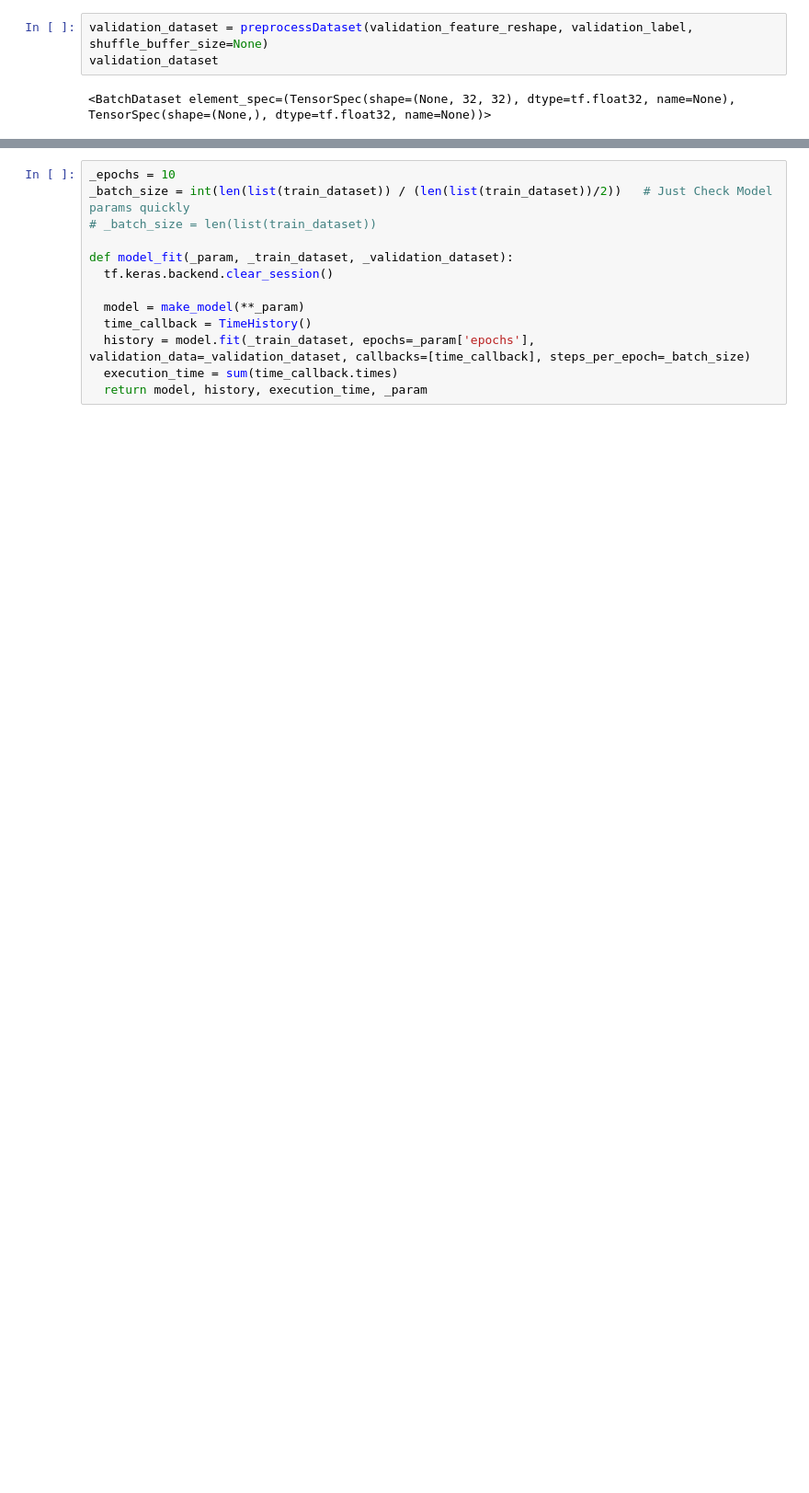
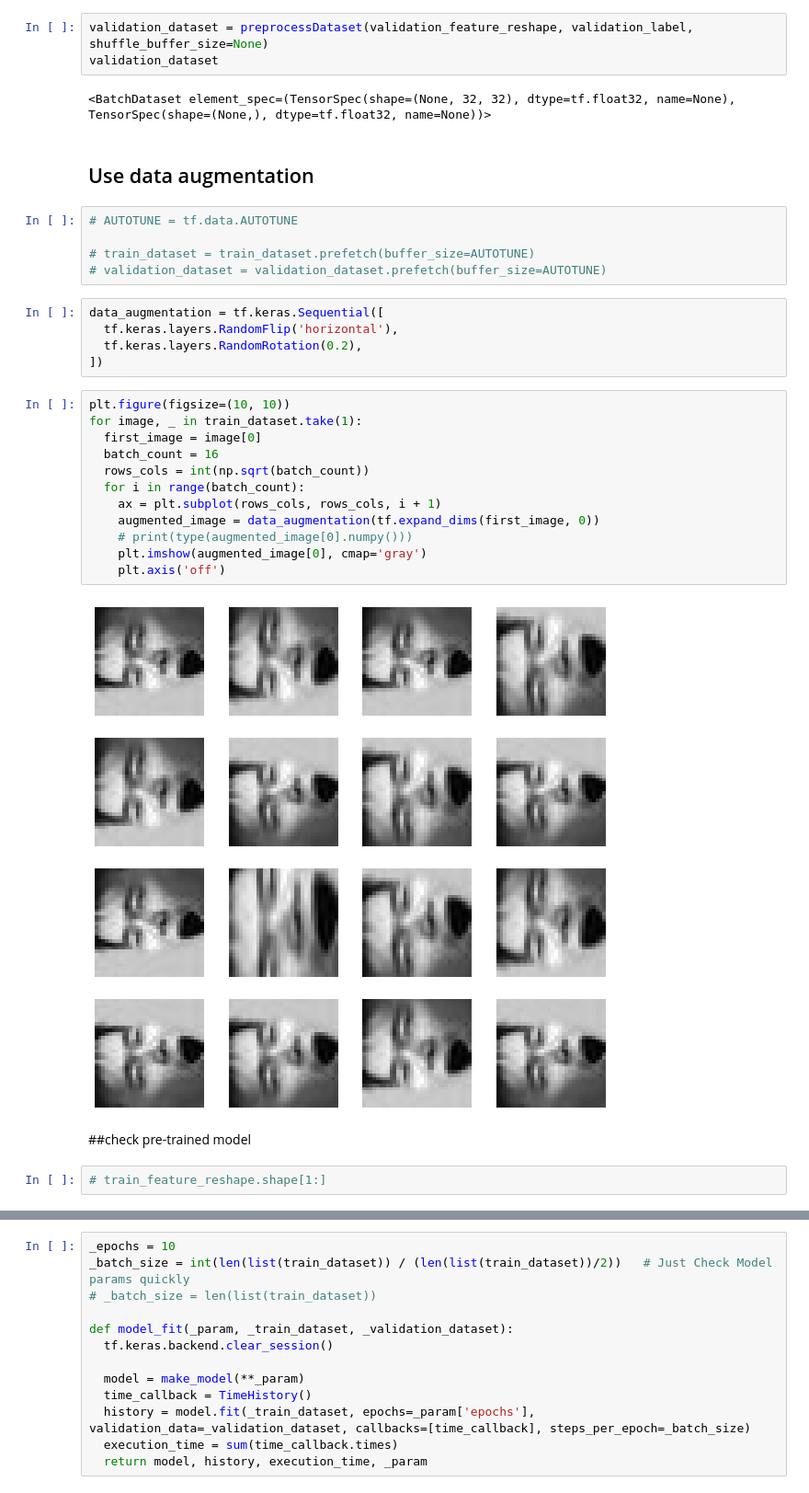
Before and after one commit to yojulab/knou_study_machinglearning, a Jupyter notebook: codes/sanghunoh/reports/Term_2_Finetuning_MPIE.ipynb, the cells around one changed output, grey strips where cells are left out. Shown: that part at 92% size. Drawn from its saved outputs; the diff is of its cells as text; blank space fills up the shorter version.

```diff
--- a/codes/sanghunoh/reports/Term_2_Finetuning_MPIE.ipynb
+++ b/codes/sanghunoh/reports/Term_2_Finetuning_MPIE.ipynb
@@ -81,3 +124,33 @@ validation_dataset = preprocessDataset(validation_feature_reshape, validation_la
 validation_dataset
 # %% [output]
 <BatchDataset element_spec=(TensorSpec(shape=(None, 32, 32), dtype=tf.float32, name=None), TensorSpec(shape=(None,), dtype=tf.float32, name=None))>
+# %% [markdown]
+## Use data augmentation
+# %%
+# AUTOTUNE = tf.data.AUTOTUNE
+
+# train_dataset = train_dataset.prefetch(buffer_size=AUTOTUNE)
+# validation_dataset = validation_dataset.prefetch(buffer_size=AUTOTUNE)
+# %%
+data_augmentation = tf.keras.Sequential([
+  tf.keras.layers.RandomFlip('horizontal'),
+  tf.keras.layers.RandomRotation(0.2),
+])
+# %%
+plt.figure(figsize=(10, 10))
+for image, _ in train_dataset.take(1):
+  first_image = image[0]
+  batch_count = 16
+  rows_cols = int(np.sqrt(batch_count))
+  for i in range(batch_count):
+    ax = plt.subplot(rows_cols, rows_cols, i + 1)
+    augmented_image = data_augmentation(tf.expand_dims(first_image, 0))
+    # print(type(augmented_image[0].numpy()))
+    plt.imshow(augmented_image[0], cmap='gray')
+    plt.axis('off')
+# %% [output]
+[figure, added]
+# %% [markdown]
+##check pre-trained model
+# %%
+# train_feature_reshape.shape[1:]
```
Also changed, not shown: parts of 26 cells of this notebook.
